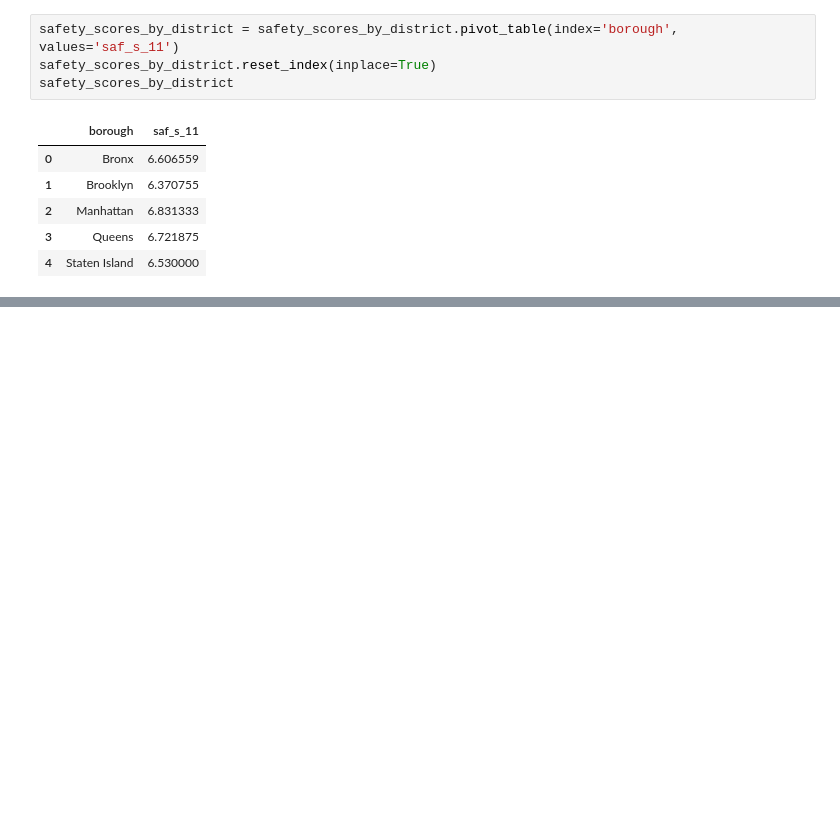
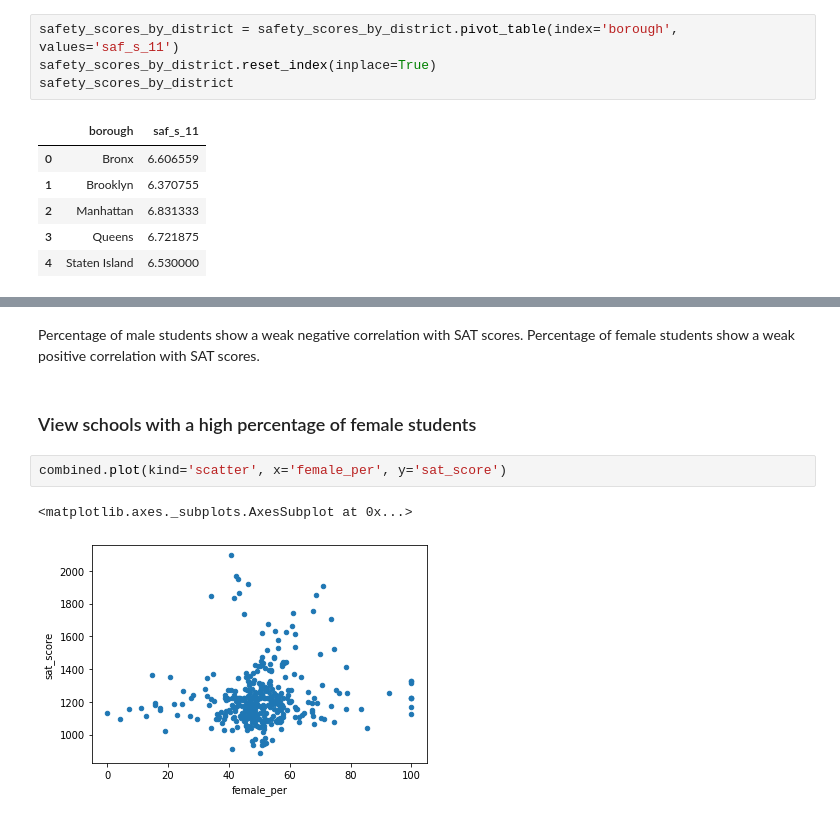
Before and after one commit to IS-87/DataQuest_NYC_schools, a Jupyter notebook: Schools.ipynb, the cells around one changed output, grey strips where cells are left out. Drawn from its saved outputs; the diff is of its cells as text; blank space fills up the shorter version.

```diff
--- a/Schools.ipynb
+++ b/Schools.ipynb
@@ -284,0 +310,9 @@ According to students' self scores of school safety, the safest schools are in M
+# %% [markdown]
+Percentage of male students show a weak negative correlation with SAT scores. Percentage of female students show a weak positive correlation with SAT scores.
+# %% [markdown]
+### View schools with a high percentage of female students
+# %%
+combined.plot(kind='scatter', x='female_per', y='sat_score')
+# %% [output]
+<matplotlib.axes._subplots.AxesSubplot at 0x...>
+[figure, added]
```
Also changed, not shown: parts of 29 cells of this notebook.
